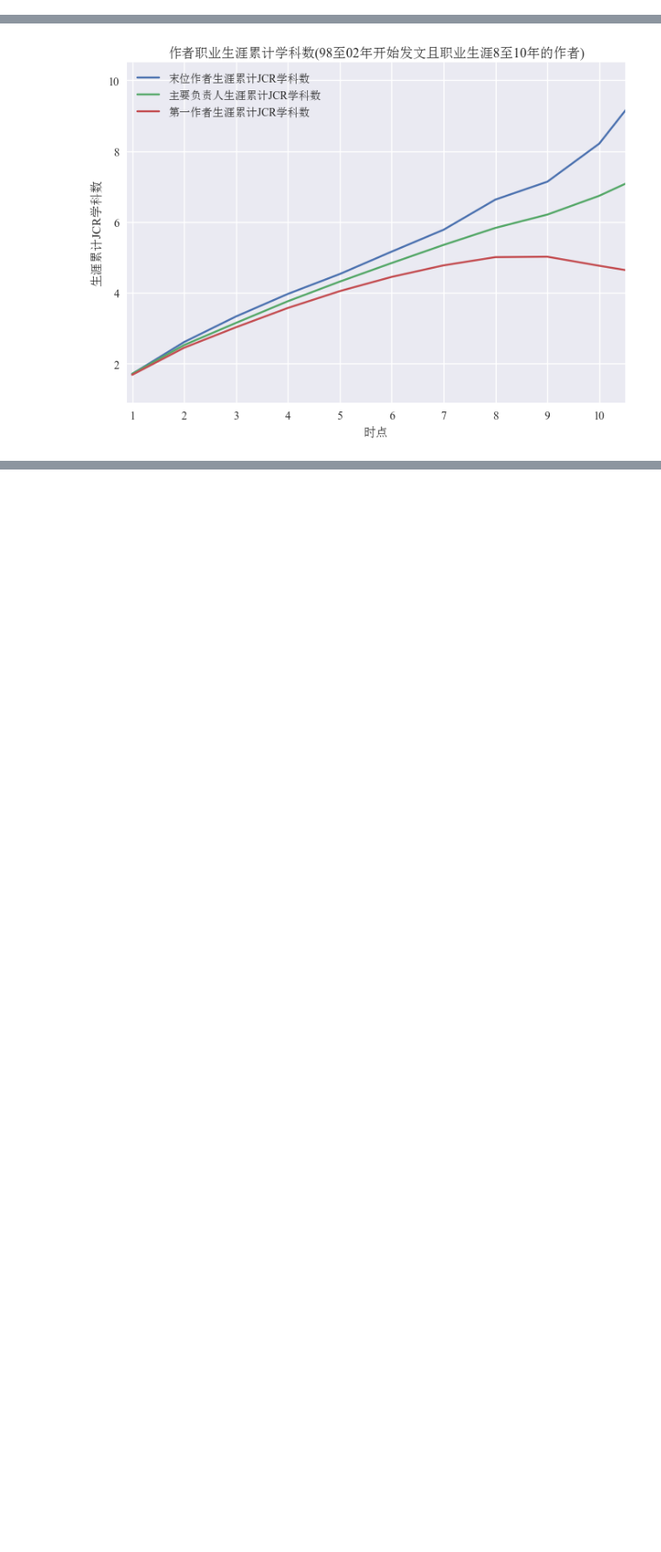
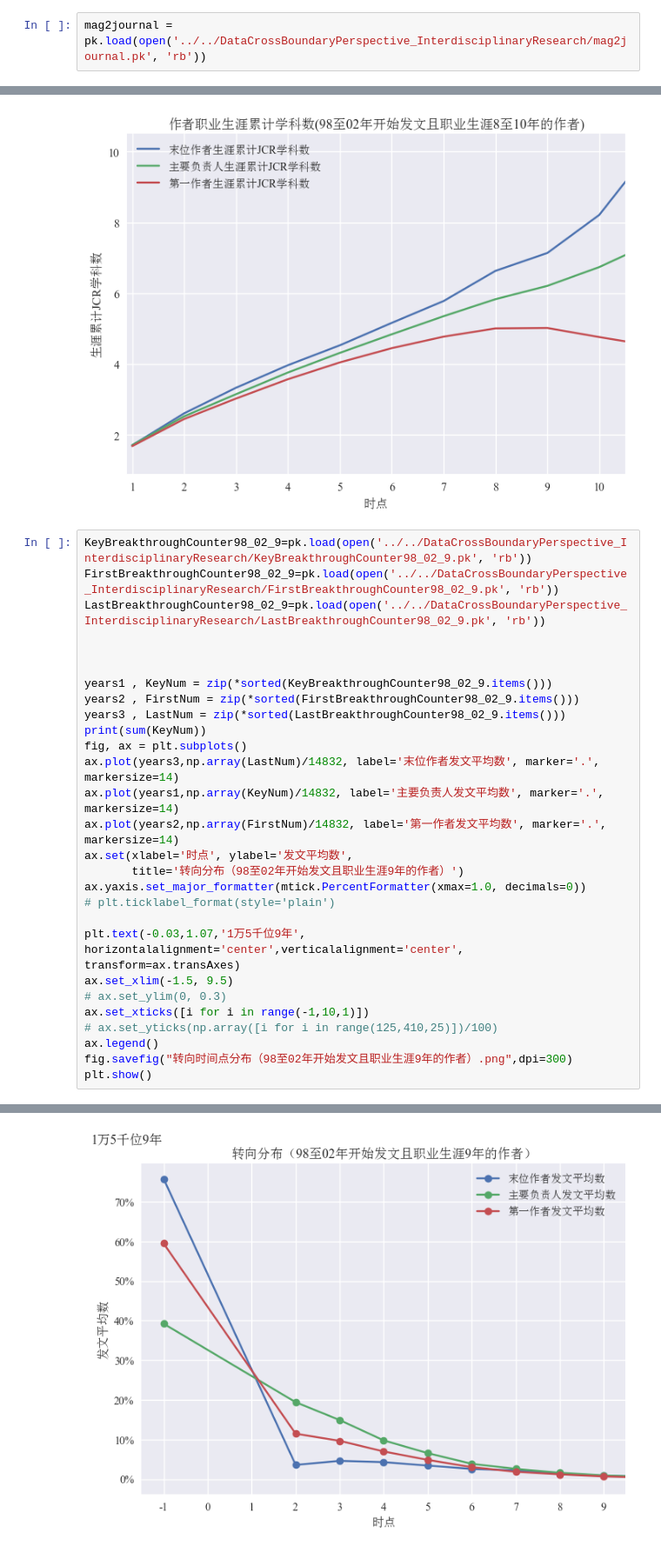
Before and after one commit to jiaweixu98/CrossBoundaryPerspective_InterdisciplinaryResearch, a Jupyter notebook: turningpoint/easyDraw.ipynb, the cells around one changed output, grey strips where cells are left out. Shown at 87% size. Saved outputs shown, nothing was run; the diff lists cells and outputs as text; blank space fills up the shorter version.

```diff
--- a/turningpoint/easyDraw.ipynb
+++ b/turningpoint/easyDraw.ipynb
@@ -19,0 +42,2 @@ plt.rcParams['axes.unicode_minus'] = False # 使坐标轴刻度标签正常显
+# %%
+mag2journal = pk.load(open('../../DataCrossBoundaryPerspective_InterdisciplinaryResearch/mag2journal.pk', 'rb'))
@@ -246,3 +289,34 @@ fig.savefig("作者职业生涯累计学科数(98至02年开始发文且职业
 plt.show()
 # %% [output]
 [figure]
+# %%
+KeyBreakthroughCounter98_02_9=pk.load(open('../../DataCrossBoundaryPerspective_InterdisciplinaryResearch/KeyBreakthroughCounter98_02_9.pk', 'rb'))
+FirstBreakthroughCounter98_02_9=pk.load(open('../../DataCrossBoundaryPerspective_InterdisciplinaryResearch/FirstBreakthroughCounter98_02_9.pk', 'rb'))
+LastBreakthroughCounter98_02_9=pk.load(open('../../DataCrossBoundaryPerspective_InterdisciplinaryResearch/LastBreakthroughCounter98_02_9.pk', 'rb'))
+
+
+
+years1 , KeyNum = zip(*sorted(KeyBreakthroughCounter98_02_9.items()))
+years2 , FirstNum = zip(*sorted(FirstBreakthroughCounter98_02_9.items()))
+years3 , LastNum = zip(*sorted(LastBreakthroughCounter98_02_9.items()))
+print(sum(KeyNum))
+fig, ax = plt.subplots()
+ax.plot(years3,np.array(LastNum)/14832, label='末位作者发文平均数', marker='.', markersize=14)
+ax.plot(years1,np.array(KeyNum)/14832, label='主要负责人发文平均数', marker='.', markersize=14)
+ax.plot(years2,np.array(FirstNum)/14832, label='第一作者发文平均数', marker='.', markersize=14)
+ax.set(xlabel='时点', ylabel='发文平均数',
+       title='转向分布（98至02年开始发文且职业生涯9年的作者）')
+ax.yaxis.set_major_formatter(mtick.PercentFormatter(xmax=1.0, decimals=0))
+# plt.ticklabel_format(style='plain')
+
+plt.text(-0.03,1.07,'1万5千位9年',
+horizontalalignment='center',verticalalignment='center',
+transform=ax.transAxes)
+ax.set_xlim(-1.5, 9.5)
+# ax.set_ylim(0, 0.3)
+ax.set_xticks([i for i in range(-1,10,1)])
+# ax.set_yticks(np.array([i for i in range(125,410,25)])/100)
+ax.legend()
+fig.savefig("转向时间点分布（98至02年开始发文且职业生涯9年的作者）.png",dpi=300)
+plt.show()
+# %% [output]
@@ -248,0 +324 @@ plt.show()
+[figure, added]
```
Also changed, not shown: parts of 7 cells of this notebook, 4 other files.
